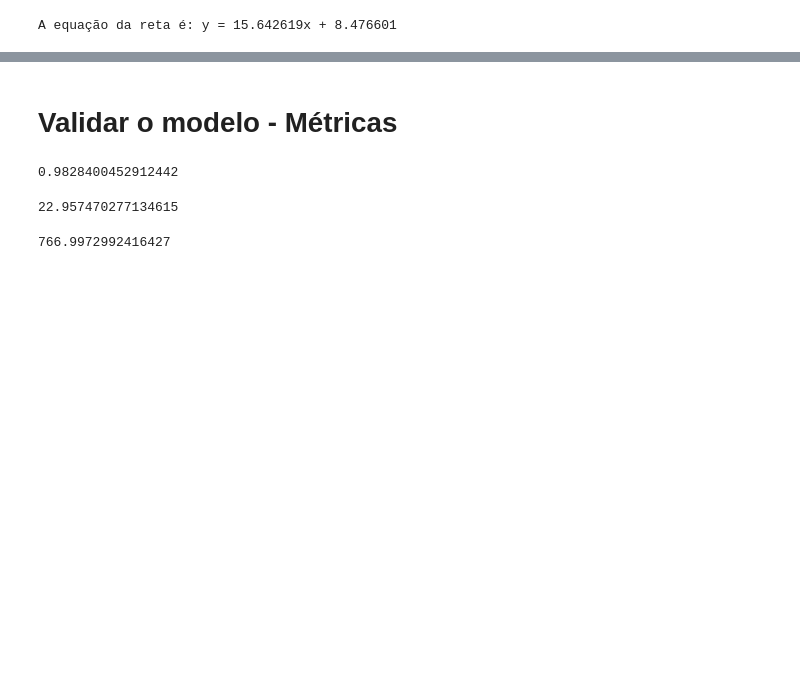
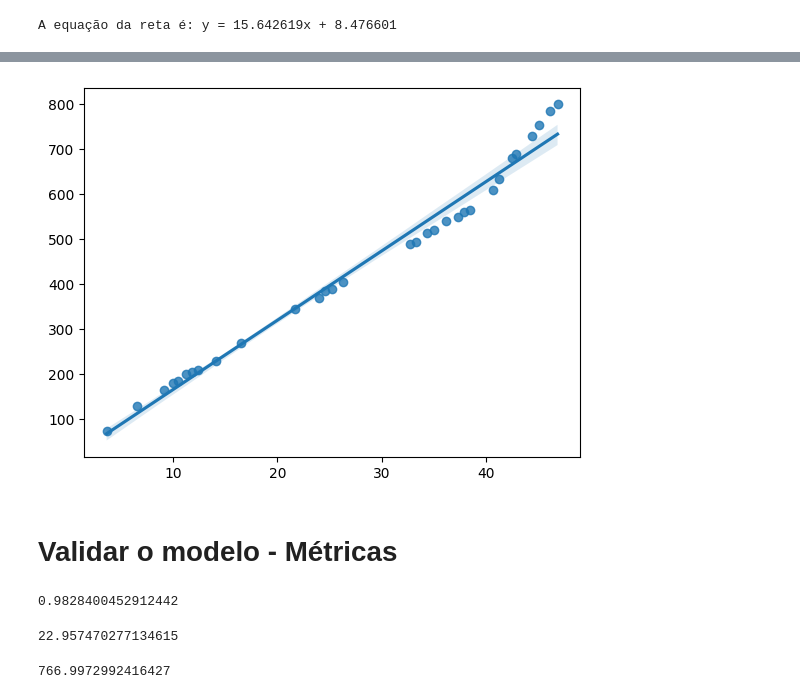
Before and after one commit to jakunzler/rocketseat-ia, a Jupyter notebook: regressao_linear_simples/modelo_pontuacao.ipynb, the cells around one changed output, grey strips where cells are left out. Drawn from its saved outputs; the diff is of its cells as text; code cells hidden in the pictures; blank space fills up the shorter version.

```diff
--- a/regressao_linear_simples/modelo_pontuacao.ipynb
+++ b/regressao_linear_simples/modelo_pontuacao.ipynb
@@ -143,3 +157,9 @@ A equação da reta é: y = 15.642619x + 8.476601
+# %%
+# Plot do seaborn para visualizar a reta de regressão
+sns.regplot(x=X_test, y=y_test)
+plt.show()
+# %% [output]
+[figure, added]
 # %% [markdown]
 # Validar o modelo - Métricas
 # %%
```
Also changed, not shown: parts of 8 cells of this notebook, 4 other files.
